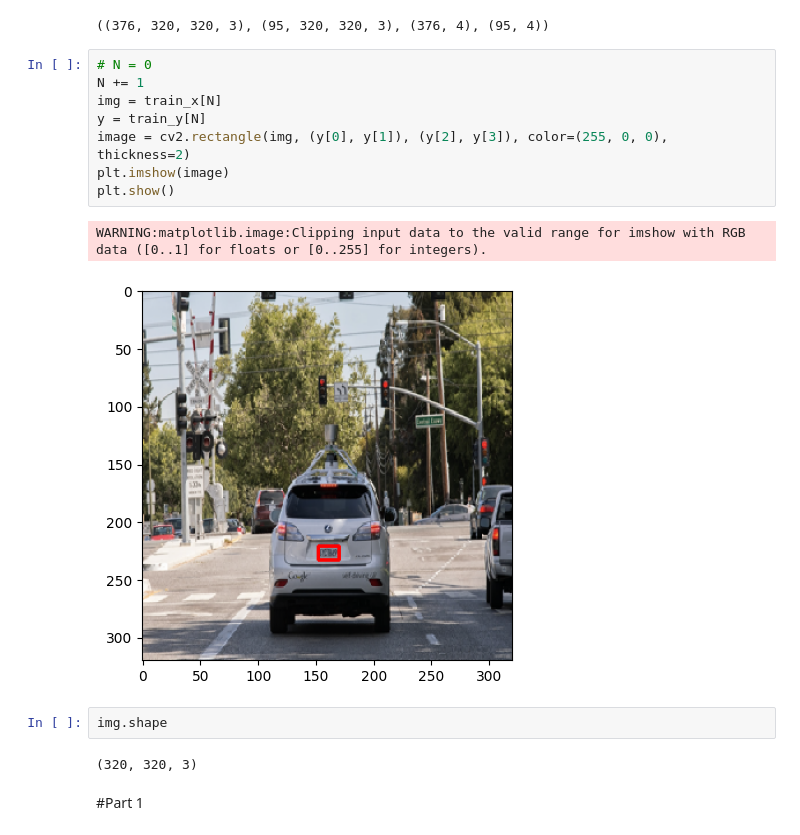
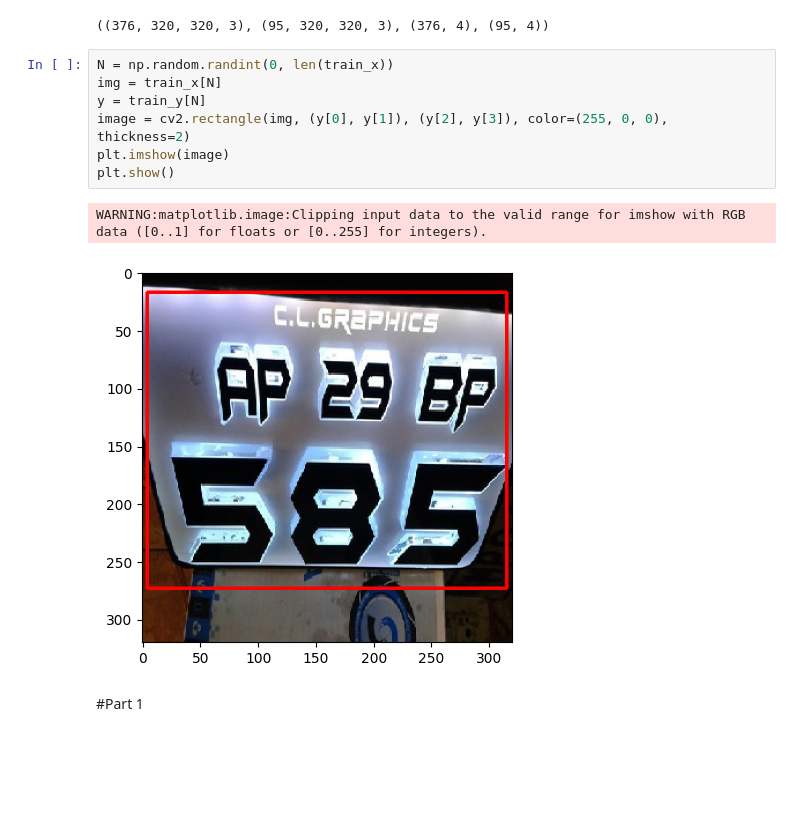
Before and after one commit to mralamdari/Computer-Vision-Papers, a Jupyter notebook: Faster_RCNN.ipynb, the cells around one changed output. Cells and saved outputs as stored; diff of their text form; blank space fills up the shorter version.

```diff
--- a/Faster_RCNN.ipynb
+++ b/Faster_RCNN.ipynb
@@ -72,20 +86,15 @@ train_x.shape, test_x.shape, train_y.shape, test_y.shape
 # %% [output]
 ((376, 320, 320, 3), (95, 320, 320, 3), (376, 4), (95, 4))
 # %%
-# N = 0
-N += 1
+N = np.random.randint(0, len(train_x))
 img = train_x[N]
 y = train_y[N]
 image = cv2.rectangle(img, (y[0], y[1]), (y[2], y[3]), color=(255, 0, 0), thickness=2)
 plt.imshow(image)
 plt.show()
 # %% [output]
 WARNING:matplotlib.image:Clipping input data to the valid range for imshow with RGB data ([0..1] for floats or [0..255] for integers).
-[figure, old version]
+[figure, new version]
-# %%
-img.shape
-# %% [output]
-(320, 320, 3)
 # %% [markdown]
 #Part 1
 # %% [markdown]
```
Also changed, not shown: parts of 6 cells of this notebook.
